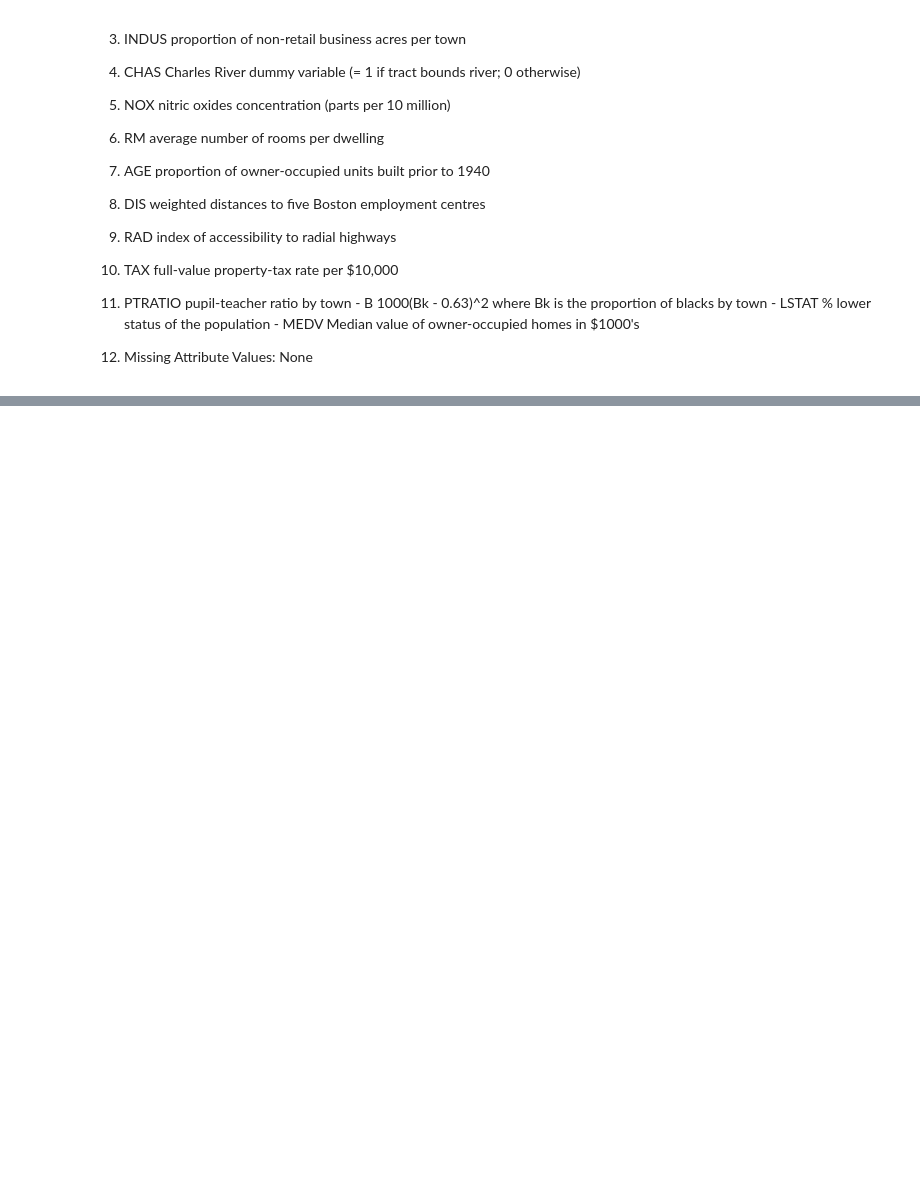
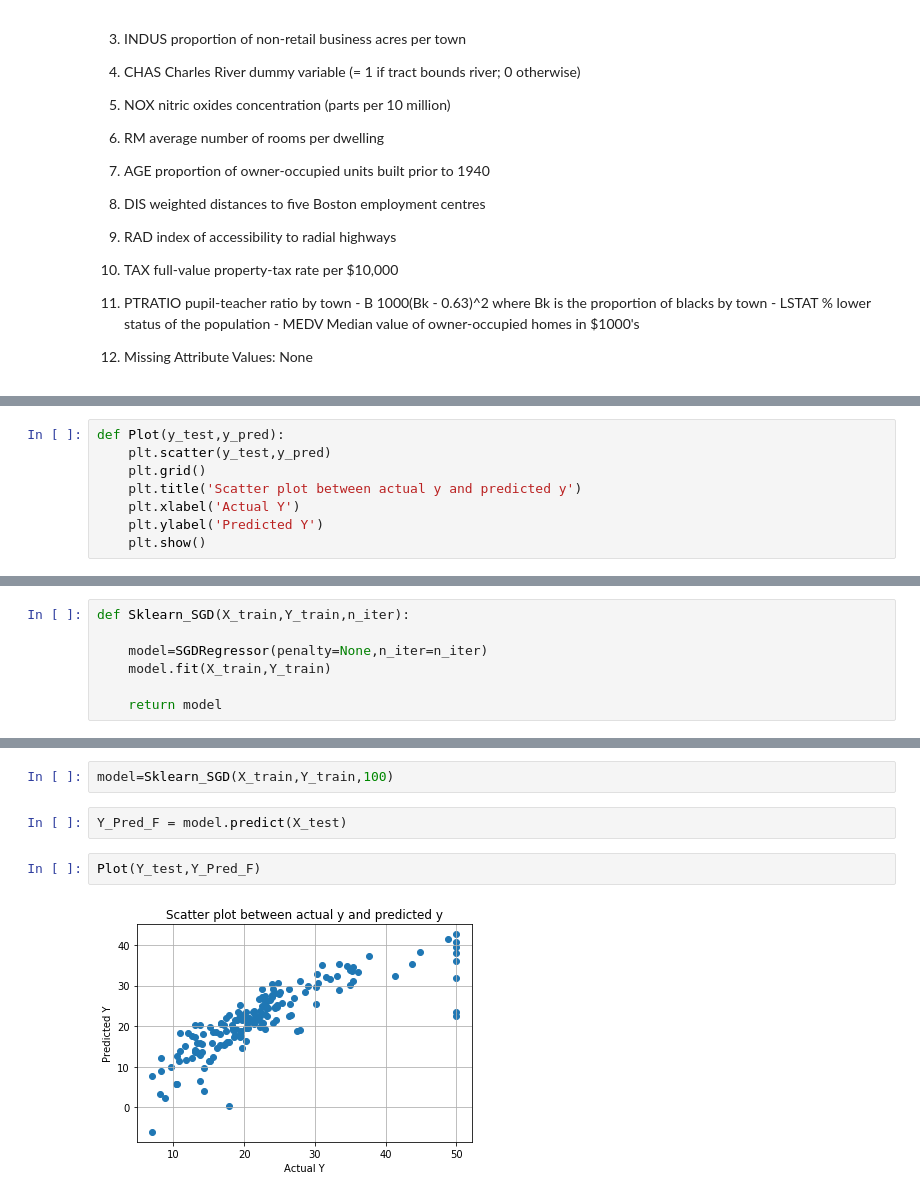
Before and after one commit to rajeev71/Machine-Learning-Project, a Jupyter notebook: 6. Implement SGD For Linear Regression/Assignment-6 - Implement_SGD_For_Linear-Regression.ipynb, the cells around one changed output, grey strips where cells are left out. Cells and saved outputs as stored; diff of their text form; blank space fills up the shorter version.

```diff
--- a/6. Implement SGD For Linear Regression/Assignment-6 - Implement_SGD_For_Linear-Regression.ipynb
+++ b/6. Implement SGD For Linear Regression/Assignment-6 - Implement_SGD_For_Linear-Regression.ipynb
@@ -175,0 +137,8 @@ def plot_auc_roc(model,X_train,X_test,y_train,y_test):
+# %%
+def Plot(y_test,y_pred):
+    plt.scatter(y_test,y_pred)
+    plt.grid()
+    plt.title('Scatter plot between actual y and predicted y')
+    plt.xlabel('Actual Y')
+    plt.ylabel('Predicted Y')
+    plt.show()
@@ -175,0 +214,7 @@ def plot_auc_roc(model,X_train,X_test,y_train,y_test):
+# %%
+def Sklearn_SGD(X_train,Y_train,n_iter):
+
+    model=SGDRegressor(penalty=None,n_iter=n_iter)
+    model.fit(X_train,Y_train)
+
+    return model
@@ -175,0 +251,8 @@ def plot_auc_roc(model,X_train,X_test,y_train,y_test):
+# %%
+model=Sklearn_SGD(X_train,Y_train,100)
+# %%
+Y_Pred_F = model.predict(X_test)
+# %%
+Plot(Y_test,Y_Pred_F)
+# %% [output]
+[figure, added]
```
Also changed, not shown: parts of 104 cells of this notebook, 1 other file.
